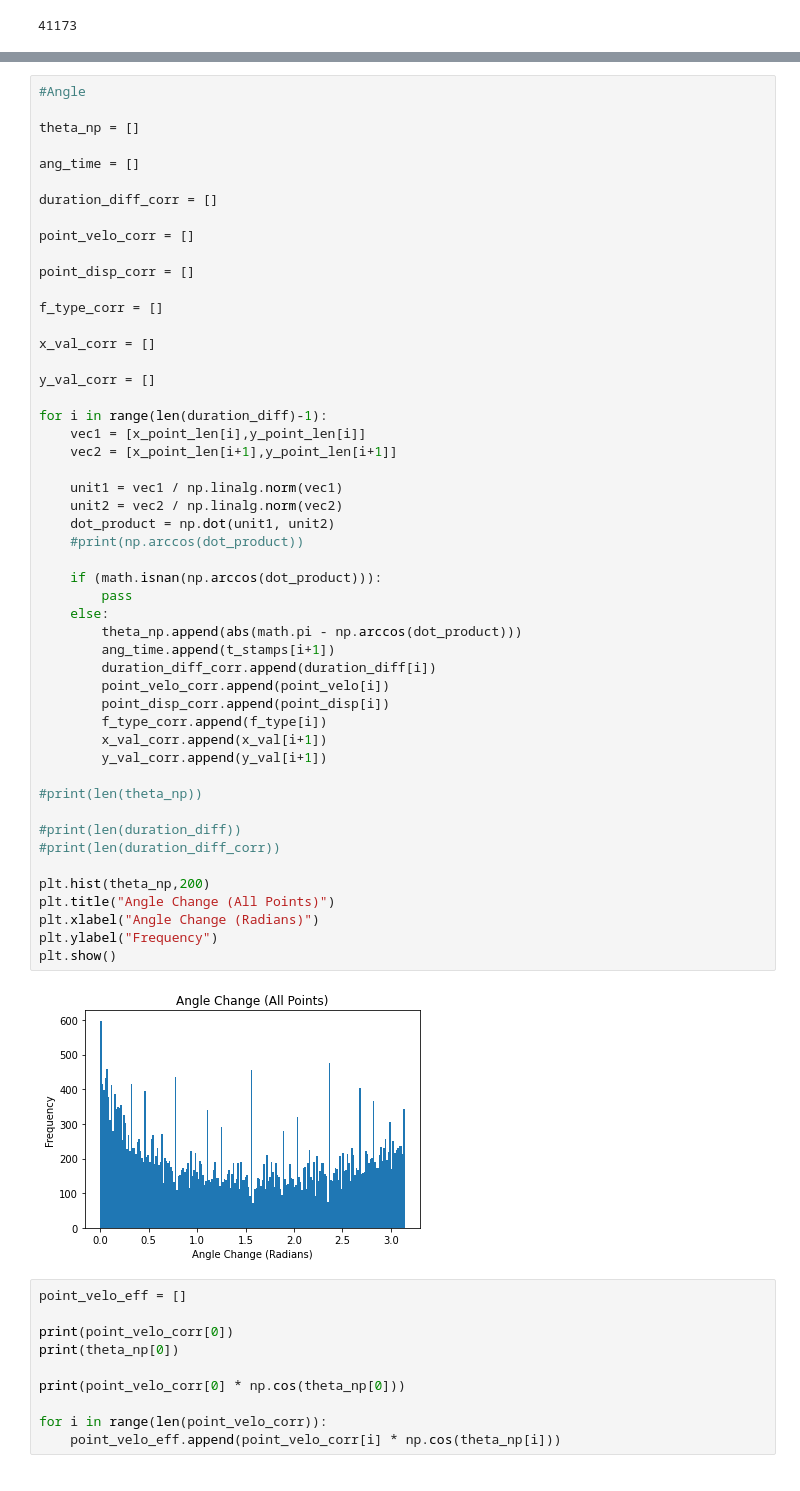
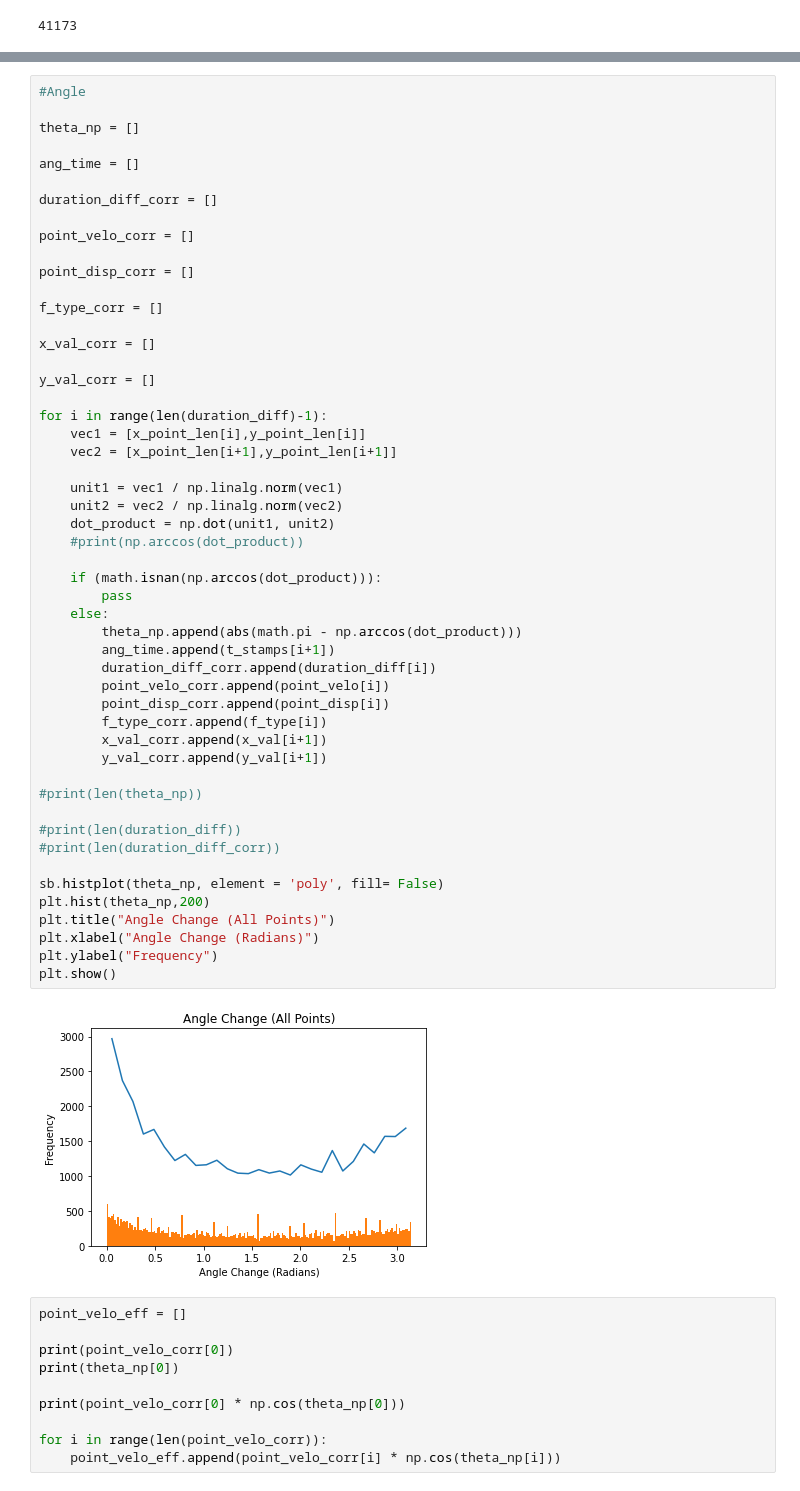
Before and after one commit to Josef733/eyetracker, a Jupyter notebook: Algorithms.ipynb, the cells around one changed output, grey strips where cells are left out. Drawn from its saved outputs; the diff is of its cells as text.

```diff
--- a/Algorithms.ipynb
+++ b/Algorithms.ipynb
@@ -213,34 +217,35 @@ for i in range(len(duration_diff)-1):
     vec2 = [x_point_len[i+1],y_point_len[i+1]]
 
     unit1 = vec1 / np.linalg.norm(vec1)
     unit2 = vec2 / np.linalg.norm(vec2)
     dot_product = np.dot(unit1, unit2)
     #print(np.arccos(dot_product))
 
     if (math.isnan(np.arccos(dot_product))):
         pass
     else:
         theta_np.append(abs(math.pi - np.arccos(dot_product)))
         ang_time.append(t_stamps[i+1])
         duration_diff_corr.append(duration_diff[i])
         point_velo_corr.append(point_velo[i])
         point_disp_corr.append(point_disp[i])
         f_type_corr.append(f_type[i])
         x_val_corr.append(x_val[i+1])
         y_val_corr.append(y_val[i+1])
 
 #print(len(theta_np))
 
 #print(len(duration_diff))
 #print(len(duration_diff_corr))
 
+sb.histplot(theta_np, element = 'poly', fill= False)
 plt.hist(theta_np,200)
 plt.title("Angle Change (All Points)")
 plt.xlabel("Angle Change (Radians)")
 plt.ylabel("Frequency")
 plt.show()
 # %% [output]
-[figure, old version]
+[figure, new version]
 # %%
 point_velo_eff = []
 
```
Also changed, not shown: parts of 8 cells of this notebook, 10 other files.
